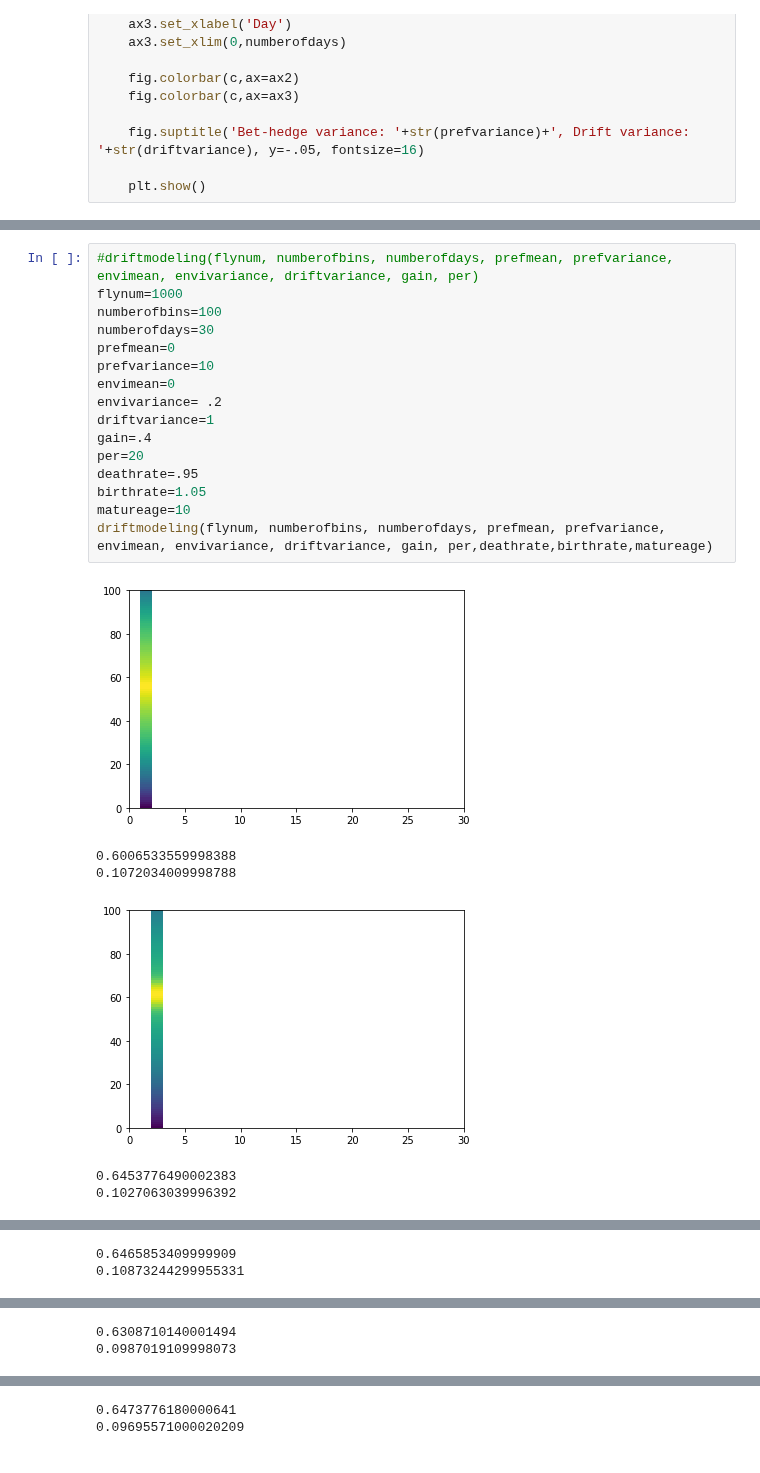
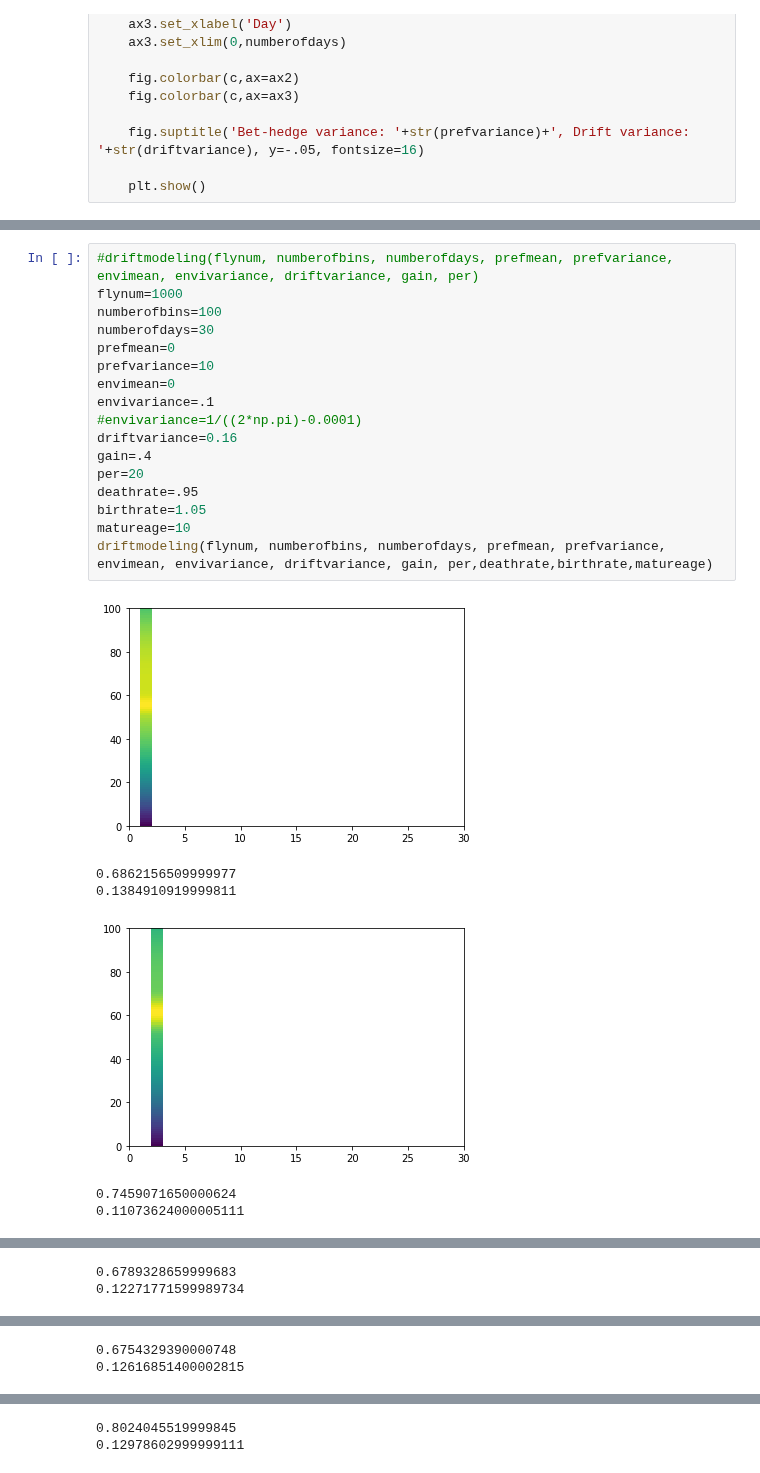
Before and after one commit to ryantmaloney/Simplified-Drift-Modeling, a Jupyter notebook: debug.ipynb, the cells around one changed output, grey strips where cells are left out. Saved outputs shown, nothing was run; the diff lists cells and outputs as text.

```diff
--- a/debug.ipynb
+++ b/debug.ipynb
@@ -83,23 +111,24 @@ def driftmodeling(flynum, numberofbins, numberofdays, prefmean, prefvariance, en
 # %%
 #driftmodeling(flynum, numberofbins, numberofdays, prefmean, prefvariance, envimean, envivariance, driftvariance, gain, per)
 flynum=1000
 numberofbins=100
 numberofdays=30
 prefmean=0
 prefvariance=10
 envimean=0
-envivariance= .2
-driftvariance=1
+envivariance=.1
+#envivariance=1/((2*np.pi)-0.0001)
+driftvariance=0.16
 gain=.4
 per=20
 deathrate=.95
 birthrate=1.05
 matureage=10
 driftmodeling(flynum, numberofbins, numberofdays, prefmean, prefvariance, envimean, envivariance, driftvariance, gain, per,deathrate,birthrate,matureage)
 # %% [output]
-[figure, old version]
+[figure, new version]
-0.6006533559998388
-0.1072034009998788
+0.6862156509999977
+0.1384910919999811
-[figure, old version]
+[figure, new version]
-0.6453776490002383
-0.1027063039996392
+0.7459071650000624
+0.11073624000005111
@@ -107,9 +136,9 @@ driftmodeling(flynum, numberofbins, numberofdays, prefmean, prefvariance, envime
-0.6465853409999909
-0.10873244299955331
+0.6789328659999683
+0.12271771599989734
 [figure]
-0.6308710140001494
-0.0987019109998073
+0.6754329390000748
+0.12616851400002815
 [figure]
-0.6473776180000641
-0.09695571000020209
+0.8024045519999845
+0.12978602999999111
 [figure]
```
Also changed, not shown: parts of 2 cells of this notebook, 1 other file.
